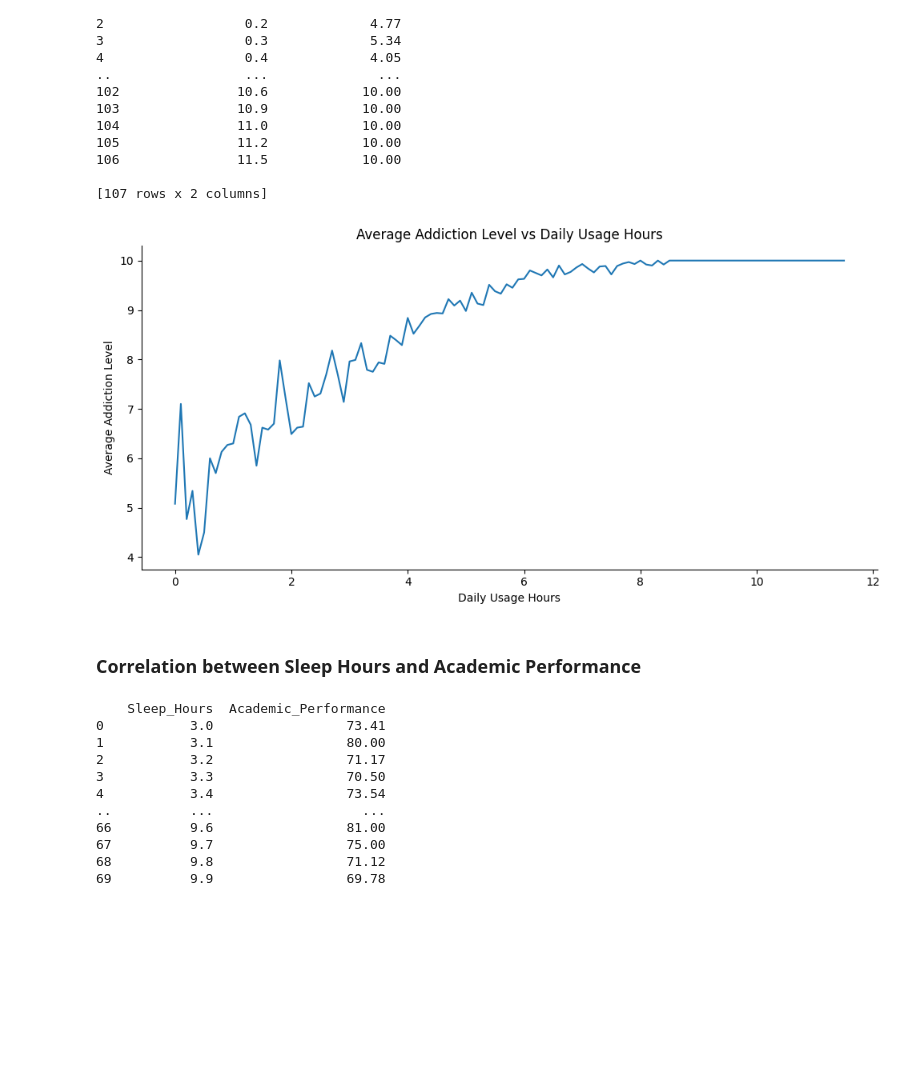
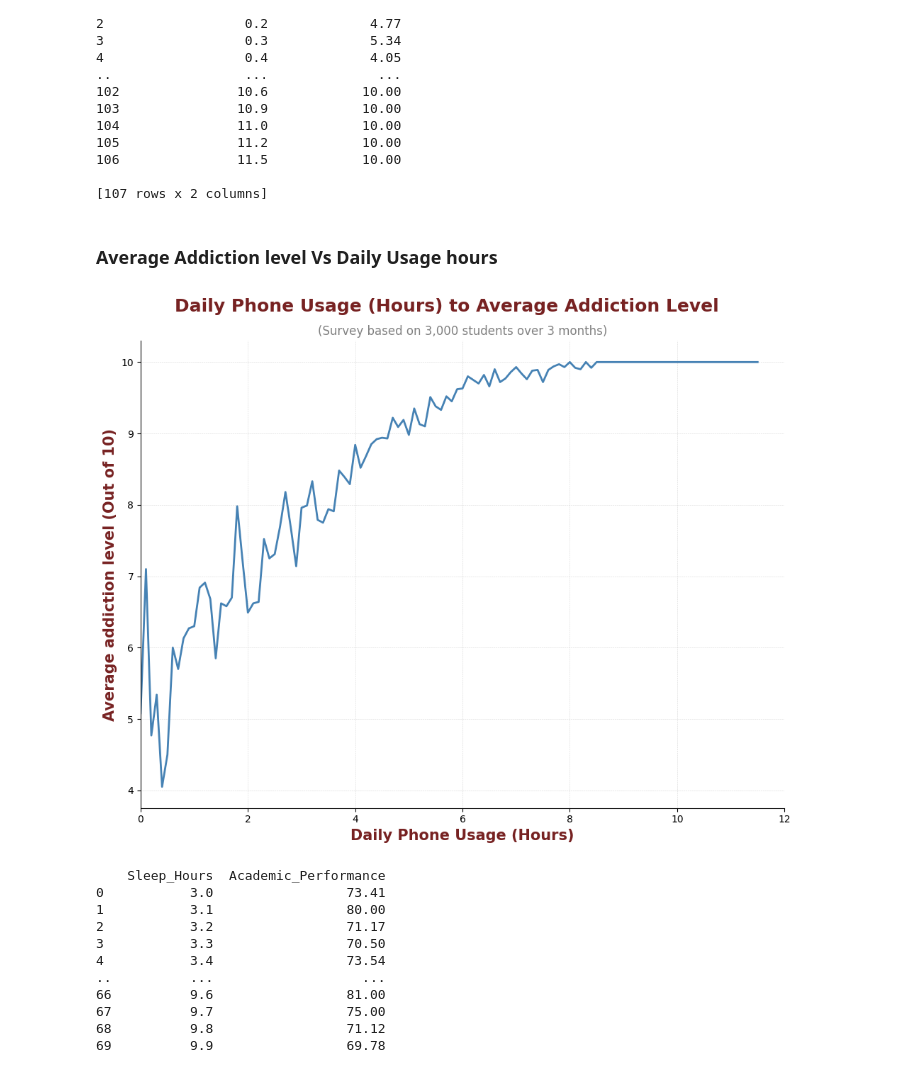
Before and after one commit to shivahari04/smartphone_addiction_analysis, a Jupyter notebook: Notebook/screen_addiction.ipynb, the cells around one changed output. Drawn from its saved outputs; the diff is of its cells as text; code cells hidden in the pictures; blank space fills up the shorter version.

```diff
--- a/Notebook/screen_addiction.ipynb
+++ b/Notebook/screen_addiction.ipynb
@@ -380,5 +389,7 @@ plt.show()
 # %%
-avg_addiction = df.groupby('Daily_Usage_Hours')['Addiction_Level'].mean().reset_index().round(2)
+# To check any relationship between daily usage hour to addiction level
+avg_addiction = df.groupby('Daily_Usage_Hours')['Addiction_Level'].mean().reset_index()
+avg_addiction = avg_addiction[avg_addiction['Daily_Usage_Hours'] >= 0].sort_values('Daily_Usage_Hours').round(2)
 print(avg_addiction)
 # %% [output]
      Daily_Usage_Hours  Addiction_Level
@@ -395,23 +406,33 @@ print(avg_addiction)
 106               11.5            10.00
 
 [107 rows x 2 columns]
+# %% [markdown]
+### Average Addiction level Vs Daily Usage hours
 # %%
+#Line Chart representing Average Addiction level to Daily Usage Hours
+
+fig, ax = plt.subplots(figsize=(10, 8))
+
+ax.plot(avg_addiction['Daily_Usage_Hours'], avg_addiction['Addiction_Level'], linewidth=2, color='steelblue')
+
+fig.suptitle('Daily Phone Usage (Hours) to Average Addiction Level', fontweight='bold', color="#772222", fontsize=18, y=0.98)
+ax.set_title('(Survey based on 3,000 students over 3 months)', fontsize=12, color='gray')
+ax.set_xlabel('Daily Phone Usage (Hours)', fontsize=15, color= "#772222", fontweight = 'bold')
+ax.set_ylabel('Average addiction level (Out of 10)', fontsize=15, color= "#772222", fontweight = 'bold')
+
+ax.yaxis.grid(True, linestyle='--', linewidth=0.4, color='gray', alpha=0.3)
+ax.xaxis.grid(True, linestyle='--', linewidth=0.4, color='gray', alpha=0.3)
+ax.set_axisbelow(True)
 
 
-plt.figure(figsize=(10, 5))
-plt.plot(avg_addiction['Daily_Usage_Hours'], avg_addiction['Addiction_Level'])
-plt.title('Average Addiction Level vs Daily Usage Hours')
-plt.xlabel('Daily Usage Hours')
-plt.ylabel('Average Addiction Level')
-
-ax = plt.gca()
 ax.spines['top'].set_visible(False)
 ax.spines['right'].set_visible(False)
+ax.set_xlim(0,12)
+
+
 
 plt.tight_layout()
 plt.show()
 # %% [output]
-[figure, old version]
+[figure, new version]
-# %% [markdown]
-### Correlation between Sleep Hours and Academic Performance
 # %%
```
Also changed, not shown: parts of 15 cells of this notebook.
